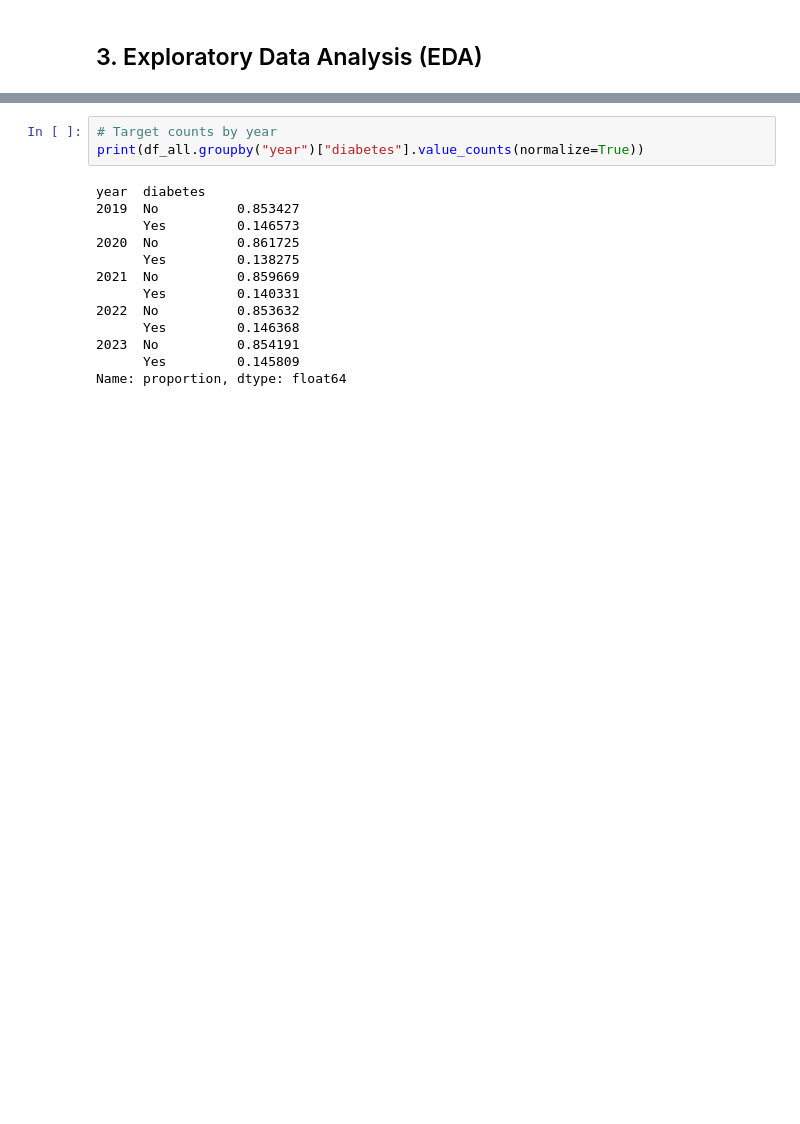
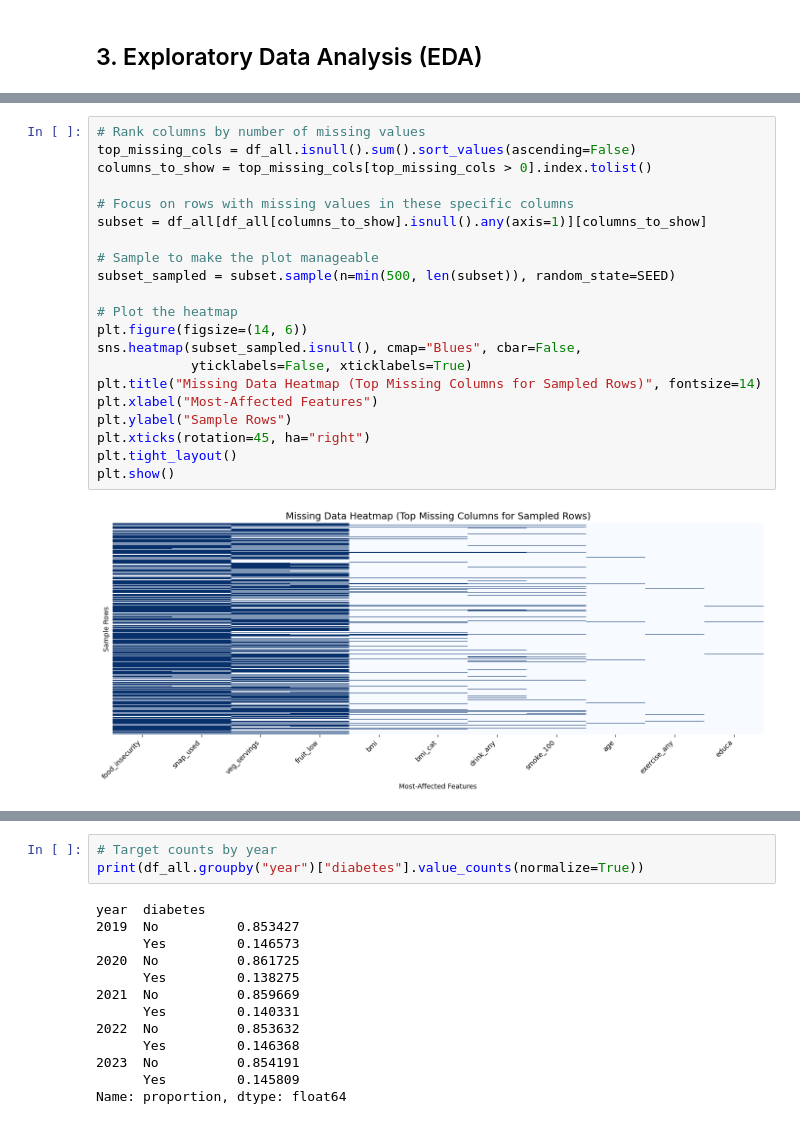
Before and after one commit to shaolinpat/brfss_diabetes_modeling, a Jupyter notebook: notebooks/00_logistic_regression_all_years.ipynb, the cells around one changed output, grey strips where cells are left out. Drawn from its saved outputs; the diff is of its cells as text; blank space fills up the shorter version.

```diff
--- a/notebooks/00_logistic_regression_all_years.ipynb
+++ b/notebooks/00_logistic_regression_all_years.ipynb
@@ -65,0 +164,23 @@ Merged shape: (2132659, 14)
+# %%
+# Rank columns by number of missing values
+top_missing_cols = df_all.isnull().sum().sort_values(ascending=False)
+columns_to_show = top_missing_cols[top_missing_cols > 0].index.tolist()
+
+# Focus on rows with missing values in these specific columns
+subset = df_all[df_all[columns_to_show].isnull().any(axis=1)][columns_to_show]
+
+# Sample to make the plot manageable
+subset_sampled = subset.sample(n=min(500, len(subset)), random_state=SEED)
+
+# Plot the heatmap
+plt.figure(figsize=(14, 6))
+sns.heatmap(subset_sampled.isnull(), cmap="Blues", cbar=False,
+            yticklabels=False, xticklabels=True)
+plt.title("Missing Data Heatmap (Top Missing Columns for Sampled Rows)", fontsize=14)
+plt.xlabel("Most-Affected Features")
+plt.ylabel("Sample Rows")
+plt.xticks(rotation=45, ha="right")
+plt.tight_layout()
+plt.show()
+# %% [output]
+[figure, added]
```
Also changed, not shown: parts of 61 cells of this notebook, 22 other files.
